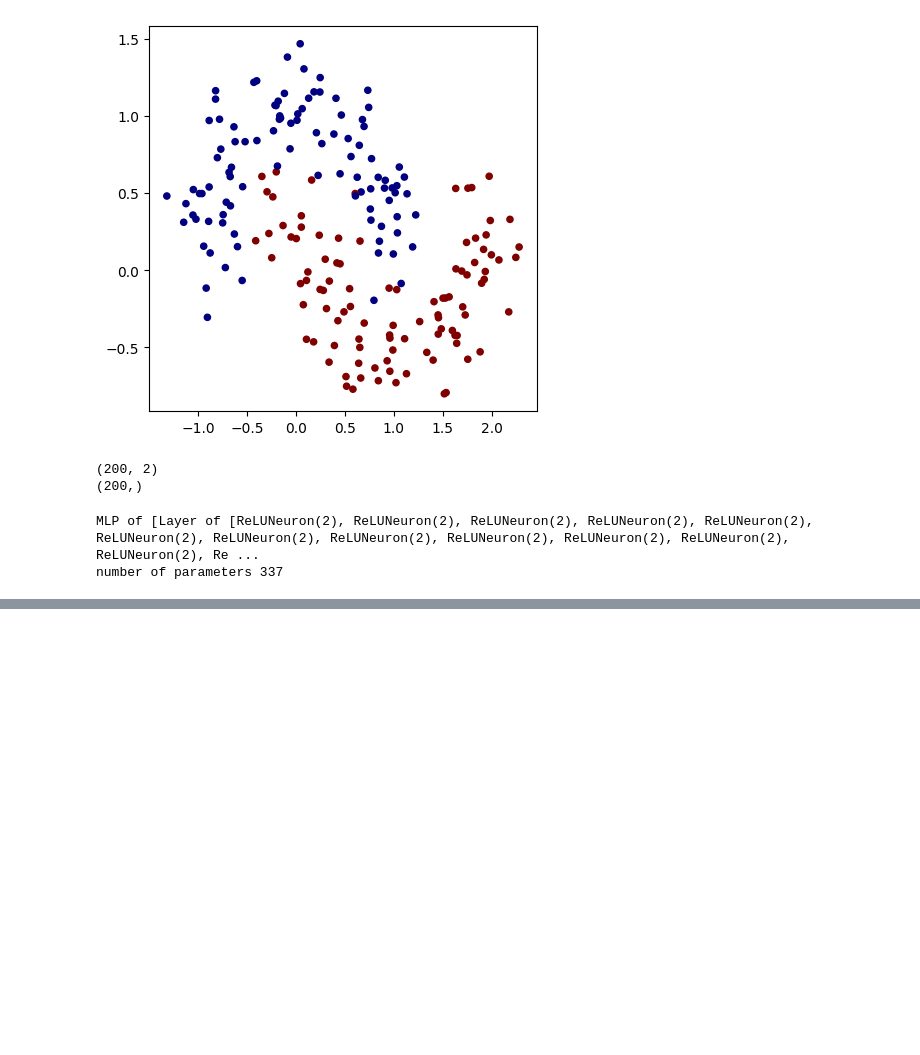
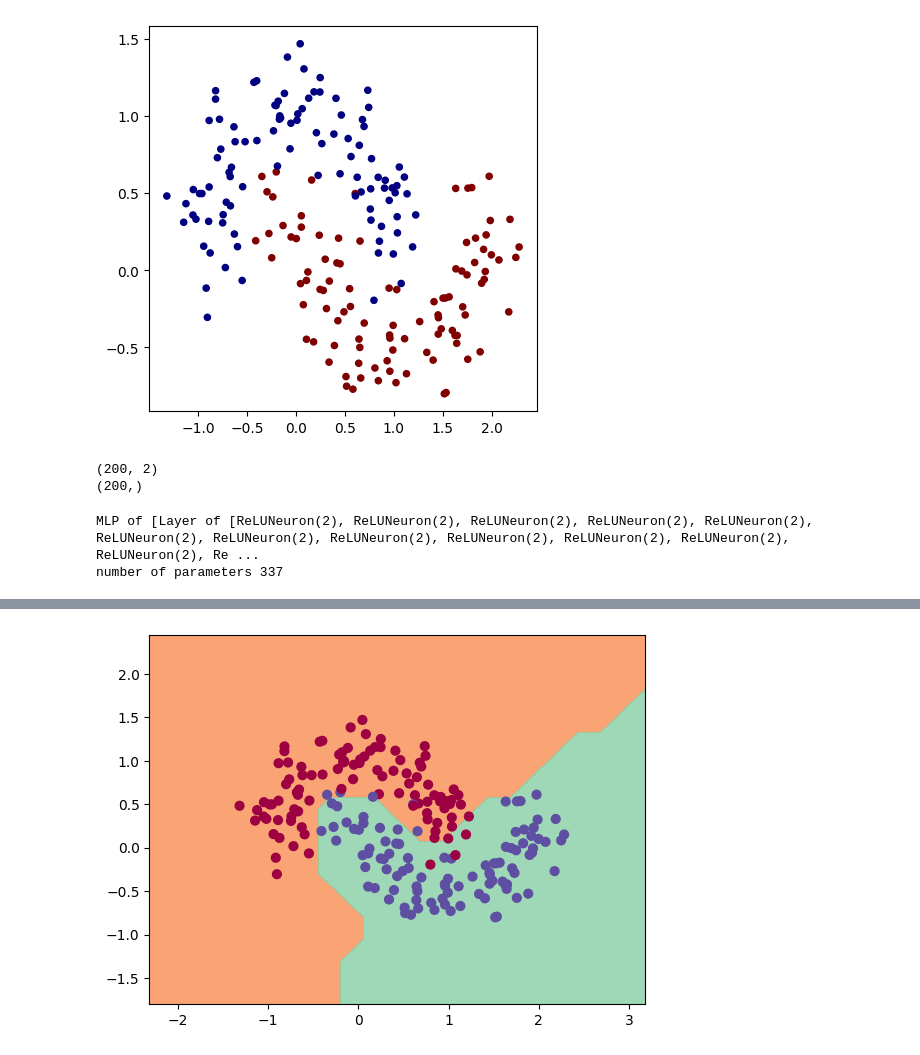
Before and after one commit to doobiusP/Autograd-Impl, a Jupyter notebook: demo.ipynb, the cells around one changed output, grey strips where cells are left out. Drawn from its saved outputs; the diff is of its cells as text; code cells hidden in the pictures; blank space fills up the shorter version.

```diff
--- a/demo.ipynb
+++ b/demo.ipynb
@@ -31,10 +30,9 @@ print(y.shape)
 (200, 2)
 (200,)
 # %%
-# initialize a model
-model = MLP(2, [16, 16, 1]) # 2-layer neural network
-print(model)
-print("number of parameters", len(model.parameters()))
+svm_loss_model = MLP(2, [16, 16, 1]) # 2-layer neural network
+print(svm_loss_model)
+print("number of parameters", len(svm_loss_model.parameters()))
 # %% [output]
 MLP of [Layer of [ReLUNeuron(2), ReLUNeuron(2), ReLUNeuron(2), ReLUNeuron(2), ReLUNeuron(2), ReLUNeuron(2), ReLUNeuron(2), ReLUNeuron(2), ReLUNeuron(2), ReLUNeuron(2), ReLUNeuron(2), ReLUNeuron(2), Re ...
 number of parameters 337
@@ -202,0 +195,4 @@ plt.ylim(yy.min(), yy.max())
+# %%
+visualise_boundary(svm_loss_model)
+# %% [output]
+[figure, added]
```
Also changed, not shown: parts of 11 cells of this notebook.
